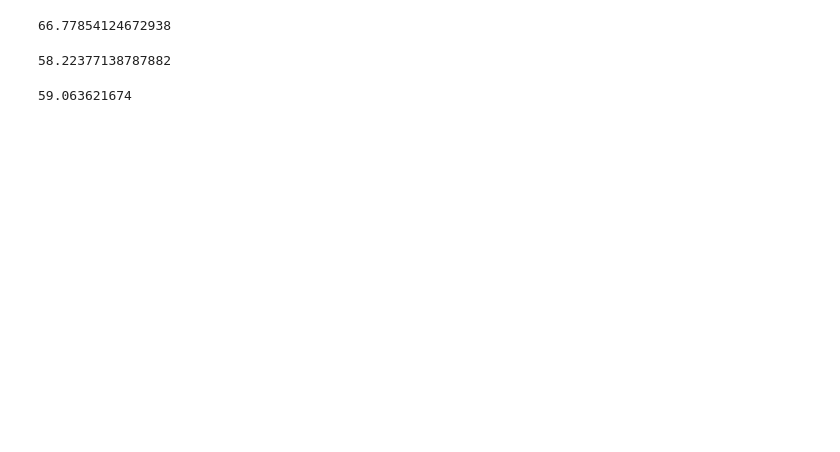
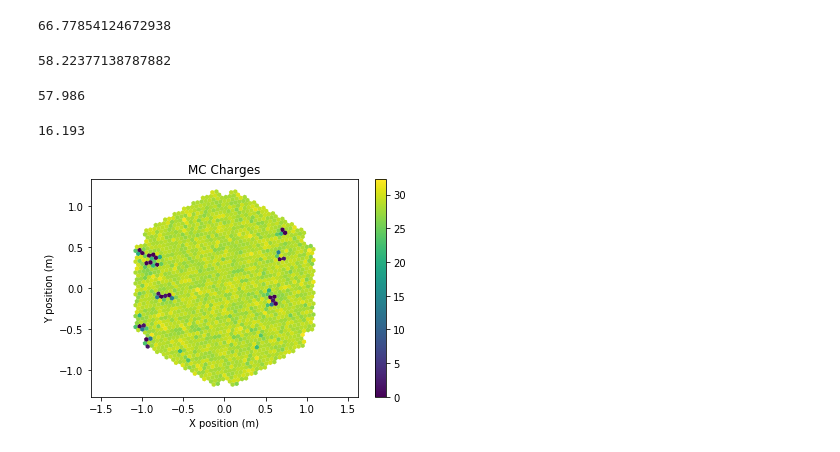
Before and after one commit to ThomasTTX/nectarchain, a Jupyter notebook: MC_data_comparaison_noteebooks/30pe_MC_data.ipynb, the cells around one changed output. Saved outputs shown, nothing was run; the diff lists cells and outputs as text; code cells hidden in the pictures; blank space fills up the shorter version.

```diff
--- a/MC_data_comparaison_noteebooks/30pe_MC_data.ipynb
+++ b/MC_data_comparaison_noteebooks/30pe_MC_data.ipynb
@@ -174,6 +203,16 @@ fct_dat(ss+shft_dat).sum()
 # %% [output]
 58.22377138787882
 # %%
-np.array(p_template)[1::4].sum()
+np.array(p_template)[20*4:40*4:4].sum()
 # %% [output]
-59.063621674
+57.986
+# %%
+np.array(p_template)[:].max()
+# %% [output]
+16.193
+# %%
+disp1 = CameraDisplay(geom,title='MC Charges')
+disp1.add_colorbar()
+disp1.image = all_QMC.mean(axis=0)
+# %% [output]
+[figure, added]
```
Also changed, not shown: parts of 10 cells of this notebook.
